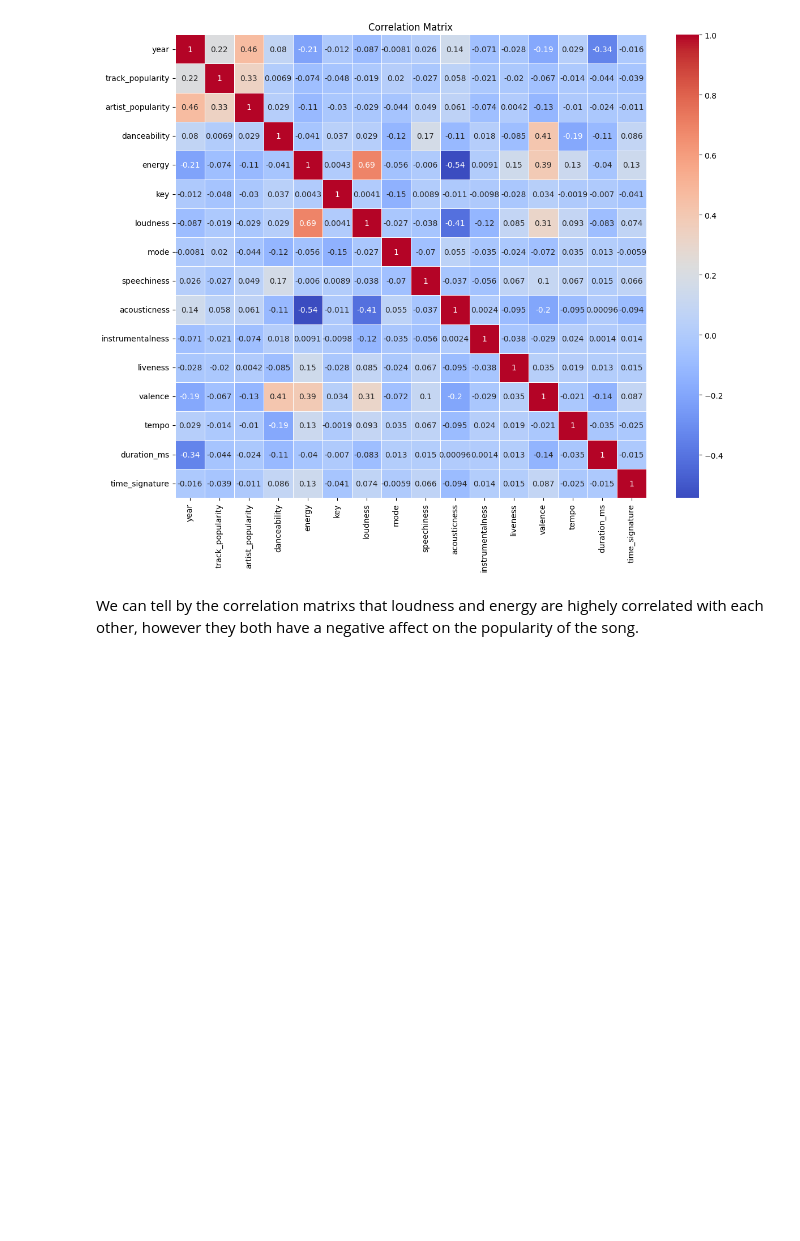
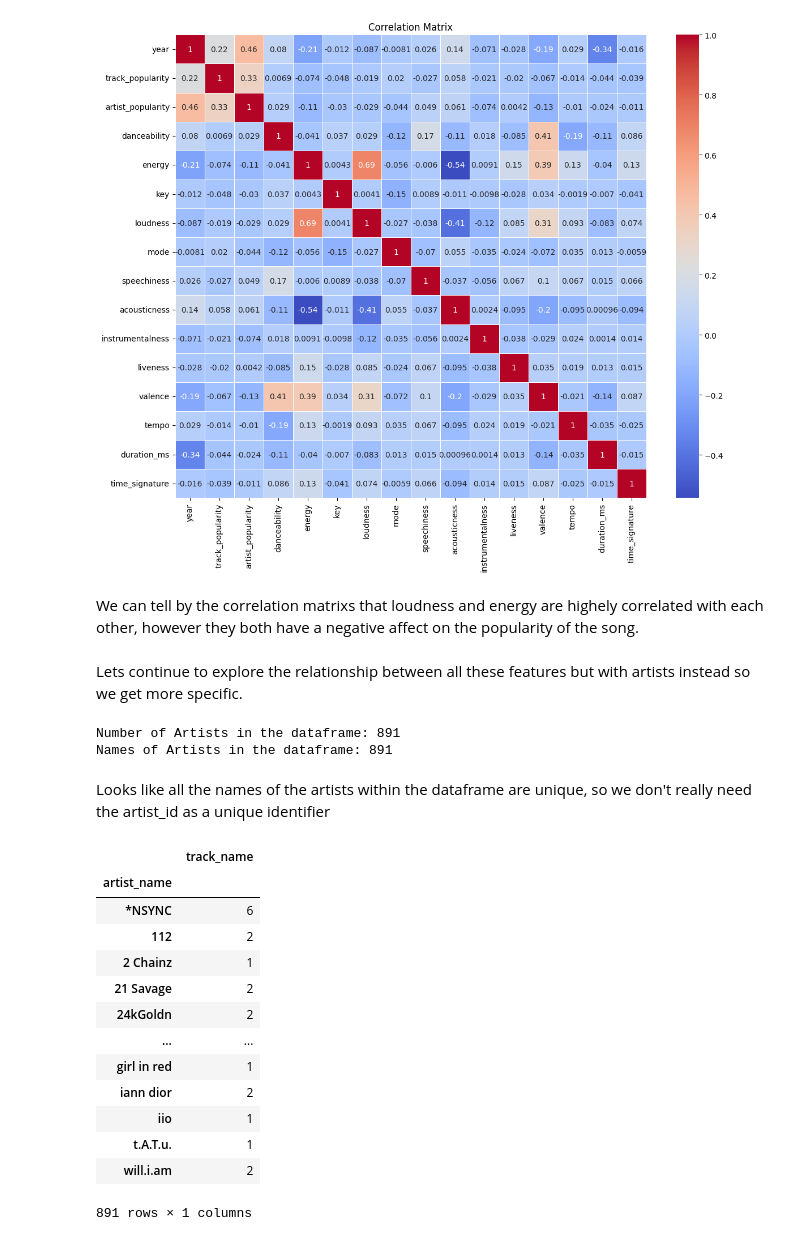
Before and after one commit to Topusaha/spotify-hit-predictor, a Jupyter notebook: EDA.ipynb, the cells around one changed output. Saved outputs shown, nothing was run; the diff lists cells and outputs as text; code cells hidden in the pictures; blank space fills up the shorter version.

```diff
--- a/EDA.ipynb
+++ b/EDA.ipynb
@@ -179,3 +179,31 @@ plt.show()
 [figure]
 # %% [markdown]
 We can tell by the correlation matrixs that loudness and energy are highely correlated with each other, however they both have a negative affect on the popularity of the song.
+# %% [markdown]
+Lets continue to explore the relationship between all these features but with artists instead so we get more specific.
+# %%
+print("Number of Artists in the dataframe:", len(playlist_df['artist_id'].unique()))
+print("Names of Artists in the dataframe:", len(playlist_df['artist_name'].unique()))
+# %% [output]
+Number of Artists in the dataframe: 891
+Names of Artists in the dataframe: 891
+# %% [markdown]
+Looks like all the names of the artists within the dataframe are unique, so we don't really need the artist_id as a unique identifier
+# %%
+songs_per_artist = playlist_df[['track_name', 'artist_name']].groupby('artist_name').count()
+songs_per_artist
+# %% [output]
+|  | track_name |
+| artist_name |  |
+| *NSYNC | 6 |
+| 112 | 2 |
+| 2 Chainz | 1 |
+| 21 Savage | 2 |
+| 24kGoldn | 2 |
+| ... | ... |
+| girl in red | 1 |
+| iann dior | 2 |
+| iio | 1 |
+| t.A.T.u. | 1 |
+| will.i.am | 2 |
+891 rows × 1 columns
```
Also changed, not shown: parts of 6 cells of this notebook, 2 other files.
